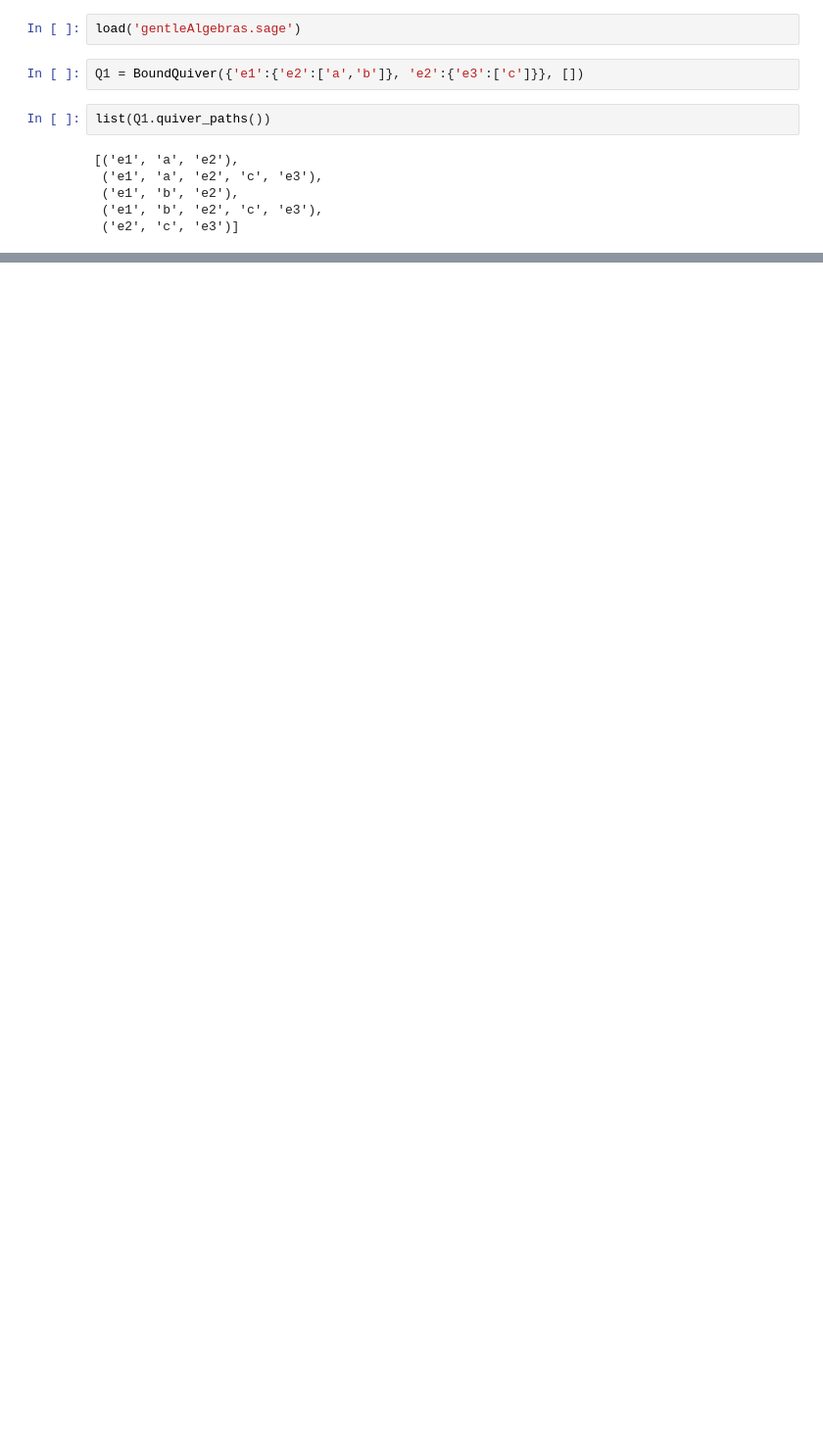
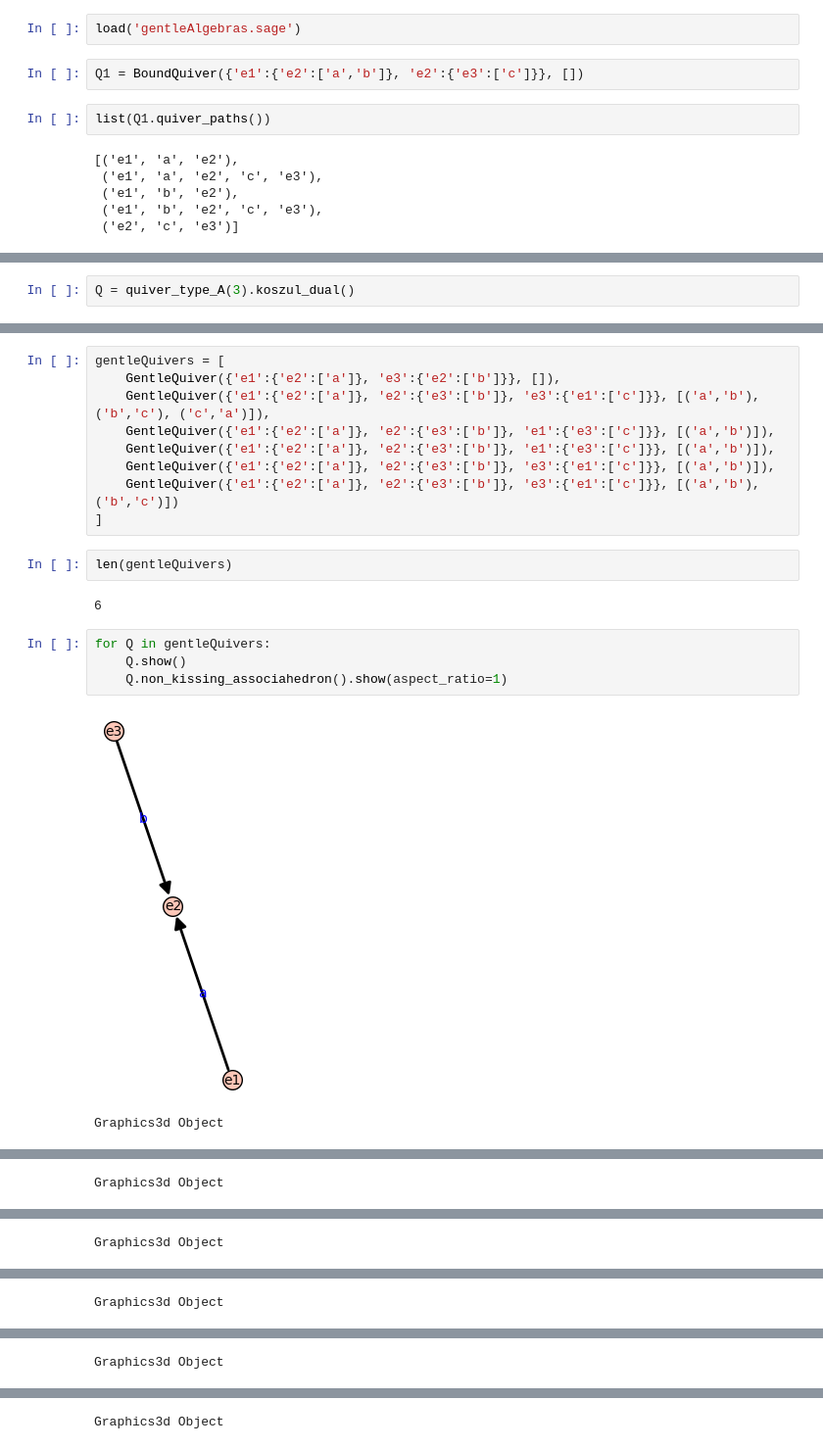
Before and after one commit to hivert/GTQuivers, a Jupyter notebook: gentleAlgebras.ipynb, the cells around one changed output, grey strips where cells are left out. Shown at 98% size. Saved outputs shown, nothing was run; the diff lists cells and outputs as text; blank space fills up the shorter version.

Commit message:
gentle associahedron

```diff
--- a/gentleAlgebras.ipynb
+++ b/gentleAlgebras.ipynb
@@ -37,0 +39,2 @@ for n in range(3,8):
+# %%
+Q = quiver_type_A(3).koszul_dual()
@@ -37,0 +51,20 @@ for n in range(3,8):
+# %%
+gentleQuivers = [
+    GentleQuiver({'e1':{'e2':['a']}, 'e3':{'e2':['b']}}, []),
+    GentleQuiver({'e1':{'e2':['a']}, 'e2':{'e3':['b']}, 'e3':{'e1':['c']}}, [('a','b'), ('b','c'), ('c','a')]),
+    GentleQuiver({'e1':{'e2':['a']}, 'e2':{'e3':['b']}, 'e1':{'e3':['c']}}, [('a','b')]),
+    GentleQuiver({'e1':{'e2':['a']}, 'e2':{'e3':['b']}, 'e1':{'e3':['c']}}, [('a','b')]),
+    GentleQuiver({'e1':{'e2':['a']}, 'e2':{'e3':['b']}, 'e3':{'e1':['c']}}, [('a','b')]),
+    GentleQuiver({'e1':{'e2':['a']}, 'e2':{'e3':['b']}, 'e3':{'e1':['c']}}, [('a','b'), ('b','c')])
+]
+# %%
+len(gentleQuivers)
+# %% [output]
+6
+# %%
+for Q in gentleQuivers:
+    Q.show()
+    Q.non_kissing_associahedron().show(aspect_ratio=1)
+# %% [output]
+[figure, added]
+Graphics3d Object
@@ -37,0 +72 @@ for n in range(3,8):
+Graphics3d Object
@@ -37,0 +74 @@ for n in range(3,8):
+Graphics3d Object
@@ -37,0 +76 @@ for n in range(3,8):
+Graphics3d Object
@@ -37,0 +78 @@ for n in range(3,8):
+Graphics3d Object
@@ -37,0 +80 @@ for n in range(3,8):
+Graphics3d Object
```
Also changed, not shown: parts of 8 cells of this notebook, 1 other file.
